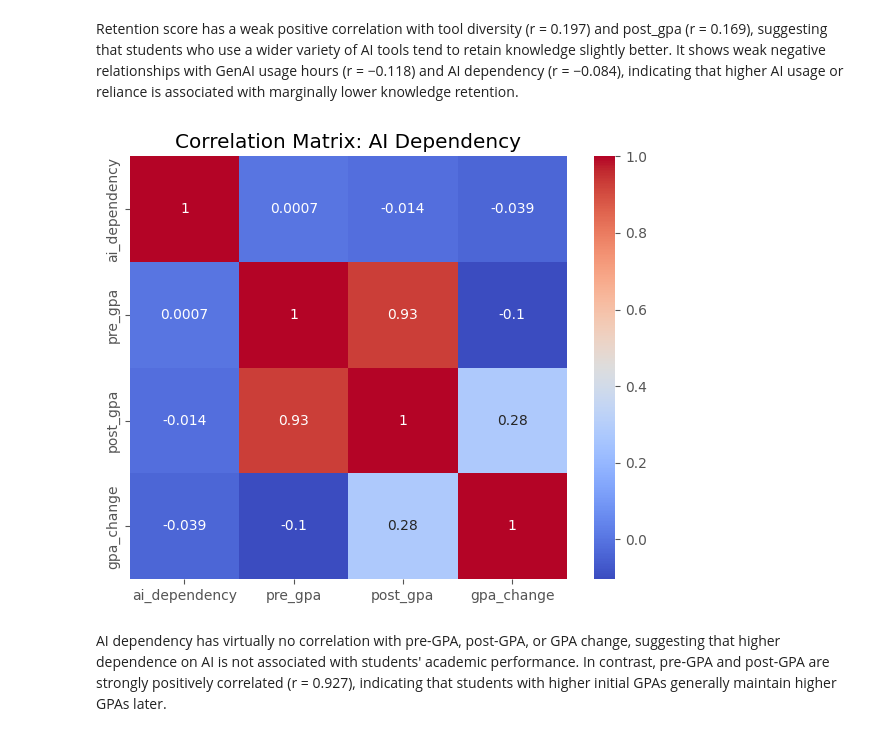
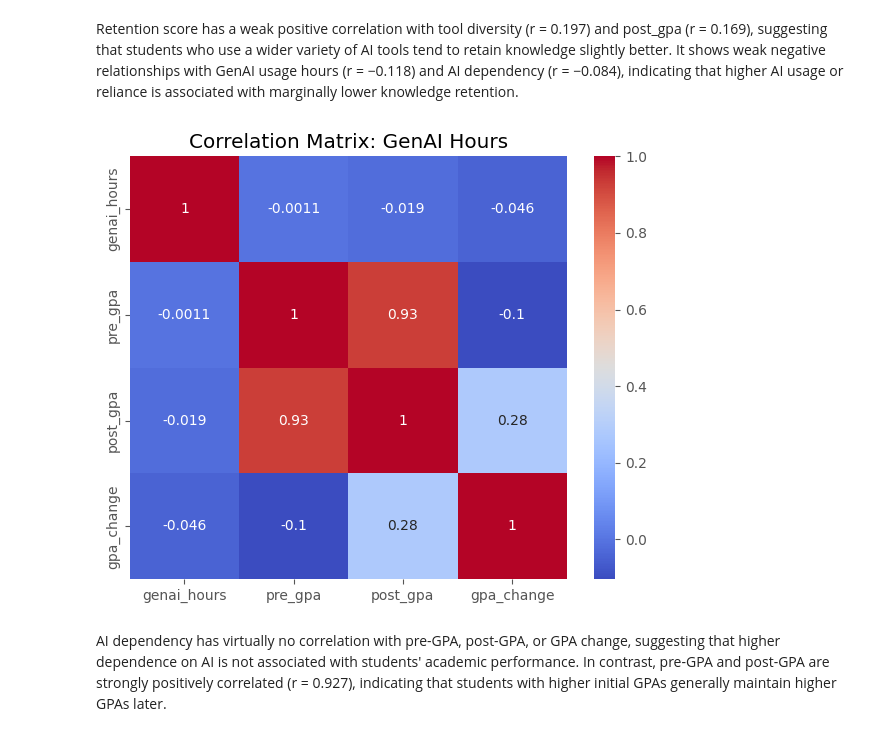
Before and after one commit to oRaqzz/AI-student-impact, a Jupyter notebook: notebooks/Analysis_Notebook.ipynb, the cells around one changed output. Cells and saved outputs as stored; diff of their text form; code cells hidden in the pictures.

```diff
--- a/notebooks/Analysis_Notebook.ipynb
+++ b/notebooks/Analysis_Notebook.ipynb
@@ -171,16 +171,16 @@ Retention score has a weak positive correlation with tool diversity (r = 0.197)
 # %%
 fig, ax = plt.subplots(figsize=(6, 5))
 
-corr1 = df[["ai_dependency", "pre_gpa", "post_gpa", "gpa_change"]].corr()
+corr1 = df[["genai_hours", "pre_gpa", "post_gpa", "gpa_change"]].corr()
 
 sns.heatmap(corr1, annot=True, cmap="coolwarm", ax=ax)
 
-ax.set_title("Correlation Matrix: AI Dependency")
+ax.set_title("Correlation Matrix: GenAI Hours")
 
 plt.tight_layout()
 plt.show()
 # %% [output]
-[figure, old version]
+[figure, new version]
 # %% [markdown]
 AI dependency has virtually no correlation with pre-GPA, post-GPA, or GPA change, suggesting that higher dependence on AI is not associated with students' academic performance. In contrast, pre-GPA and post-GPA are strongly positively correlated (r = 0.927), indicating that students with higher initial GPAs generally maintain higher GPAs later.
 # %%
```
Also changed, not shown: parts of 1 cell of this notebook, 4 other files.
